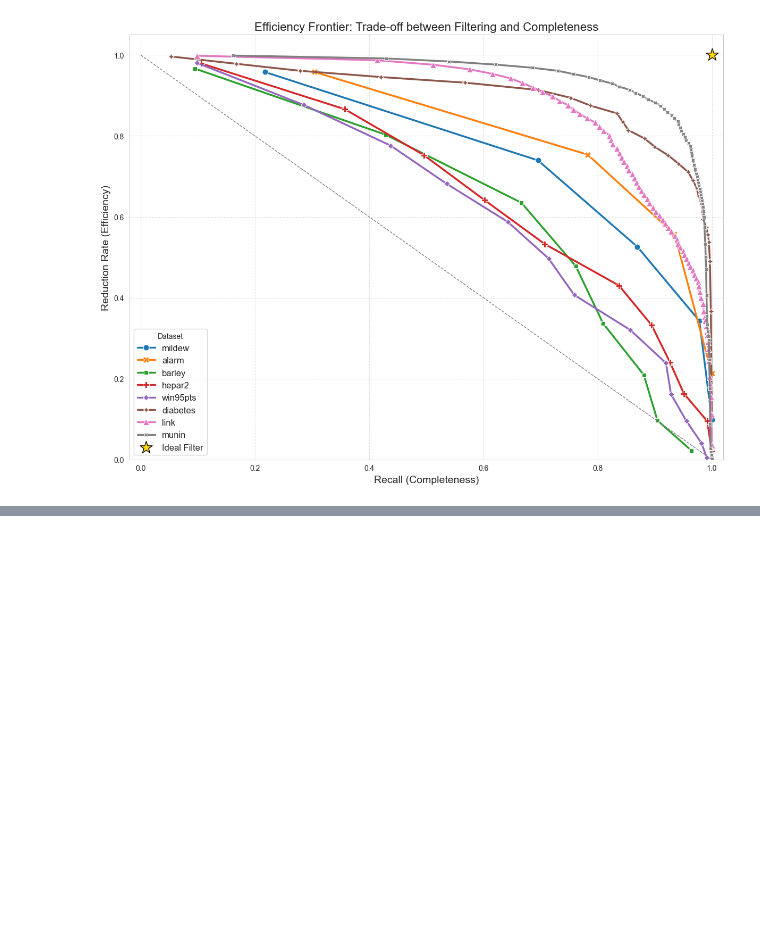
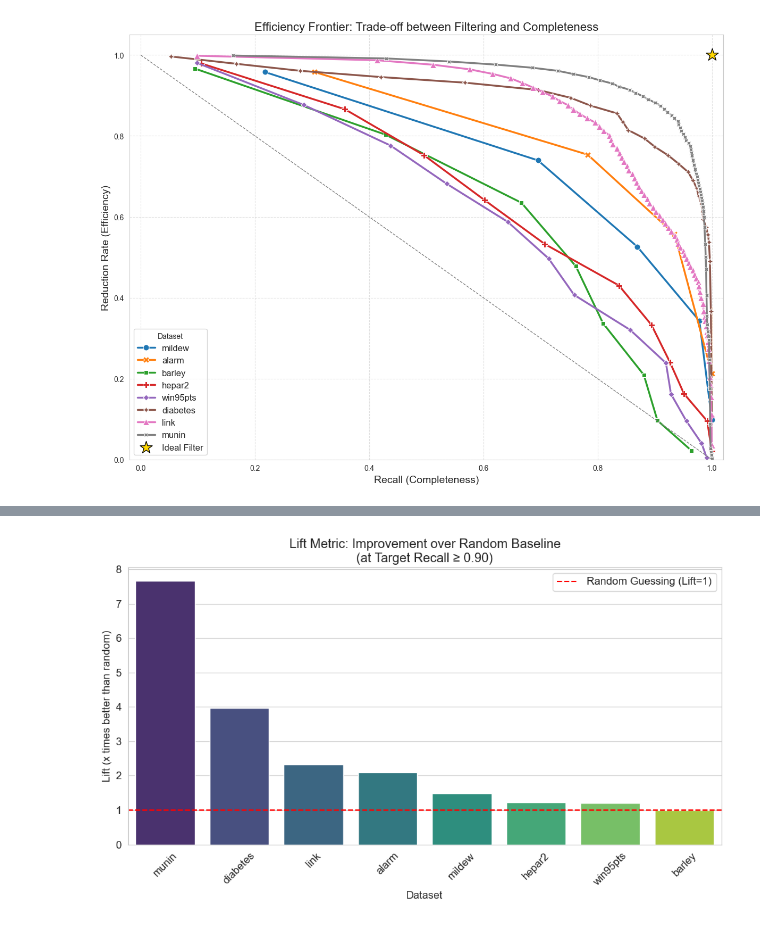
Before and after one commit to Palindromer/CausalEmbed, a Jupyter notebook: notebooks/02_batch_experiments.ipynb, the cells around one changed output, grey strips where cells are left out. Saved outputs shown, nothing was run; the diff lists cells and outputs as text; code cells hidden in the pictures; blank space fills up the shorter version.

```diff
--- a/notebooks/02_batch_experiments.ipynb
+++ b/notebooks/02_batch_experiments.ipynb
@@ -279,0 +434,24 @@ plt.show()
+# %%
+# Plot B: Lift Metric (Superiority over Random)
+plt.figure(figsize=(10, 6))
+
+# Sort by Lift for better visualization
+sorted_df = df_paper_summary.sort_values('Lift', ascending=False)
+
+sns.barplot(
+    data=sorted_df,
+    x='Dataset',
+    y='Lift',
+    palette='viridis'
+)
+
+plt.title("Lift Metric: Improvement over Random Baseline\n(at Target Recall ≥ 0.90)")
+plt.ylabel("Lift (x times better than random)")
+plt.xlabel("Dataset")
+plt.xticks(rotation=45)
+plt.axhline(y=1, color='r', linestyle='--', label='Random Guessing (Lift=1)')
+plt.legend()
+plt.tight_layout()
+plt.show()
+# %% [output]
+[figure, added]
```
Also changed, not shown: parts of 4 cells of this notebook, 1 other file.
